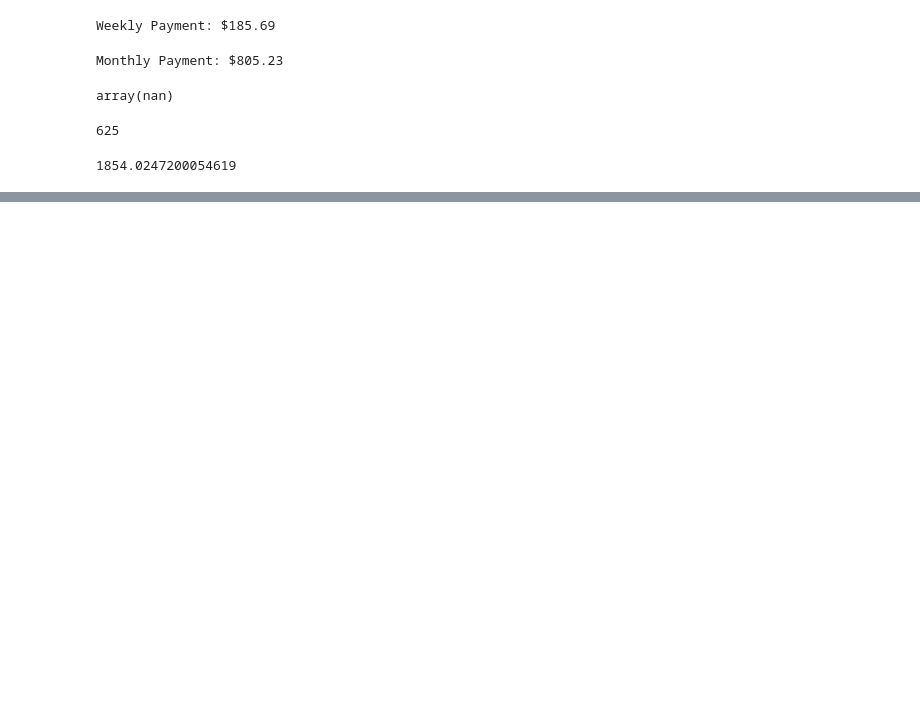
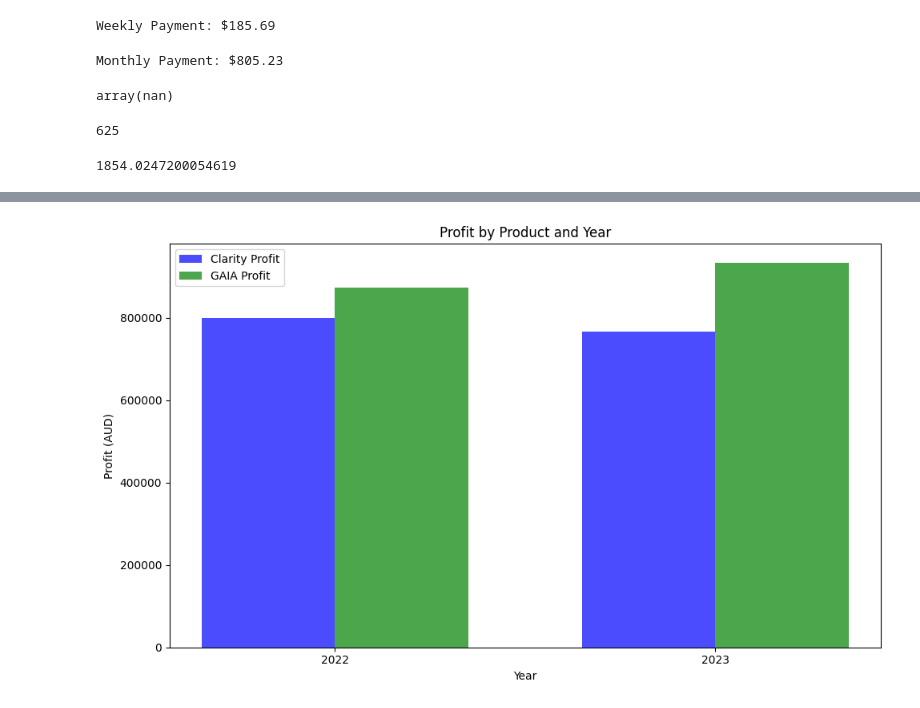
Before and after one commit to Gaia-Dental-Studio/loan-calculator, a Jupyter notebook: playground.ipynb, the cells around one changed output, grey strips where cells are left out. Saved outputs shown, nothing was run; the diff lists cells and outputs as text; code cells hidden in the pictures; blank space fills up the shorter version.

```diff
--- a/playground.ipynb
+++ b/playground.ipynb
@@ -96,0 +142,29 @@ npf.pmt(0.075/12, 12*15, -200000)
+# %%
+# Calculate profit
+clarity_profit = [sales - cogs for sales, cogs in zip(clarity_sales, clarity_COGS)]
+GAIA_profit = [sales - cogs for sales, cogs in zip(GAIA_sales, GAIA_COGS)]
+
+# Plotting the profits in a grouped bar chart
+fig, ax = plt.subplots(figsize=(10, 6))
+
+# Bar width and positions
+bar_width = 0.35
+x = np.arange(len(years))
+
+# Profit bars
+ax.bar(x - bar_width / 2, clarity_profit, bar_width, label='Clarity Profit', color='blue', alpha=0.7)
+ax.bar(x + bar_width / 2, GAIA_profit, bar_width, label='GAIA Profit', color='green', alpha=0.7)
+
+# Formatting the plot
+ax.set_xlabel('Year')
+ax.set_ylabel('Profit (AUD)')
+ax.set_title('Profit by Product and Year')
+ax.set_xticks(x)
+ax.set_xticklabels(years)
+ax.legend()
+
+# Display the plot
+plt.tight_layout()
+plt.show()
+# %% [output]
+[figure, added]
```
Also changed, not shown: parts of 2 cells of this notebook, 1 other file.
